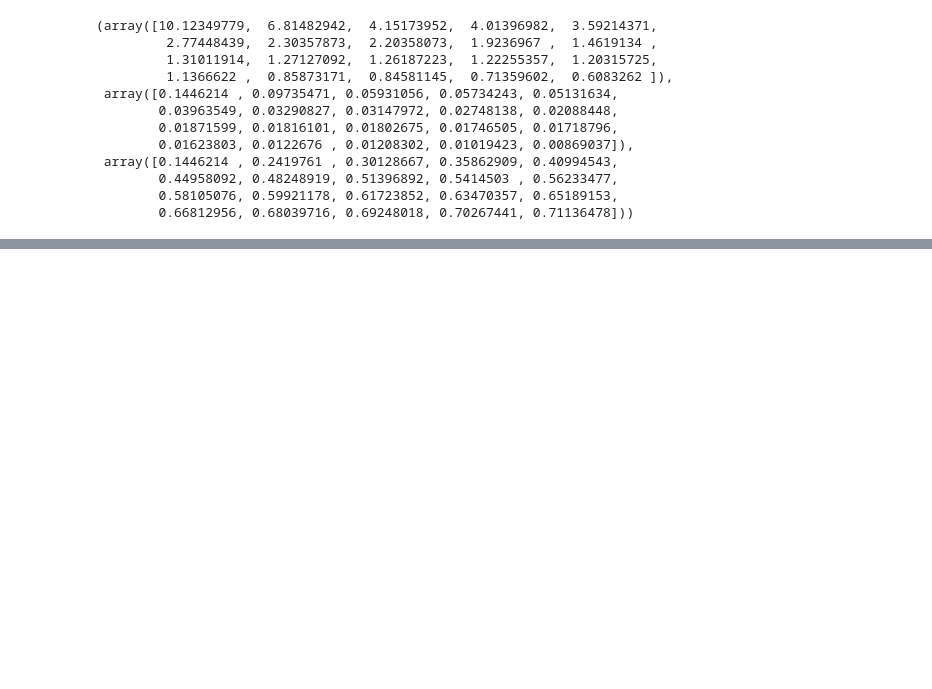
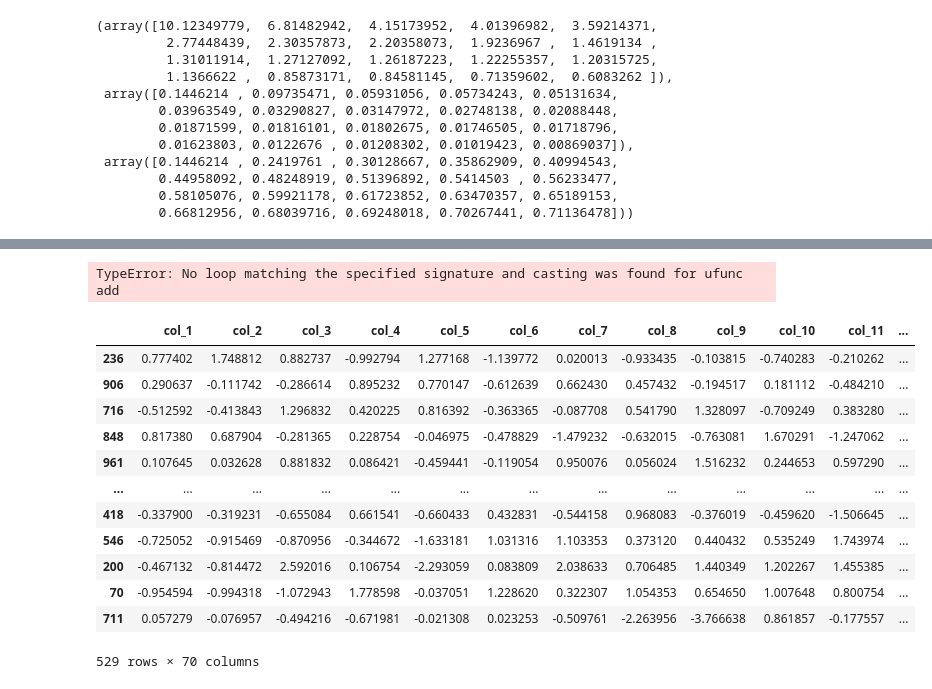
Before and after one commit to NikhilMunna/SDA-dataAnalysis, a Jupyter notebook: Project Analysis.ipynb, the cells around one changed output, grey strips where cells are left out. Saved outputs shown, nothing was run; the diff lists cells and outputs as text; code cells hidden in the pictures; blank space fills up the shorter version.

Commit message:
some tests

```diff
--- a/Project Analysis.ipynb
+++ b/Project Analysis.ipynb
@@ -673,0 +676,7 @@ fa.get_factor_variance()
+# %%
+from sklearn.model_selection import train_test_split
+data = data.drop(data.index[1])
+X = data.iloc[:, 0:68].values
+y = data.iloc[:,68:70].values
+
+X_train, X_test, y_train, y_test = train_test_split(X, y, test_size=0.50)
@@ -673,0 +699,24 @@ fa.get_factor_variance()
+# %%
+from scipy.stats import pearsonr
+
+corr , p = pearsonr(sample1 ,sample2)
+# %% [output]
+TypeError: No loop matching the specified signature and casting was found for ufunc add
+# %%
+sample1 = data.sample(frac=0.5, replace=True, random_state=1)
+# %%
+sample1
+# %% [output]
+|  | col_1 | col_2 | col_3 | col_4 | col_5 | col_6 | col_7 | col_8 | col_9 | col_10 | col_11 | ... |
+| 236 | 0.777402 | 1.748812 | 0.882737 | -0.992794 | 1.277168 | -1.139772 | 0.020013 | -0.933435 | -0.103815 | -0.740283 | -0.210262 | ... |
+| 906 | 0.290637 | -0.111742 | -0.286614 | 0.895232 | 0.770147 | -0.612639 | 0.662430 | 0.457432 | -0.194517 | 0.181112 | -0.484210 | ... |
+| 716 | -0.512592 | -0.413843 | 1.296832 | 0.420225 | 0.816392 | -0.363365 | -0.087708 | 0.541790 | 1.328097 | -0.709249 | 0.383280 | ... |
+| 848 | 0.817380 | 0.687904 | -0.281365 | 0.228754 | -0.046975 | -0.478829 | -1.479232 | -0.632015 | -0.763081 | 1.670291 | -1.247062 | ... |
+| 961 | 0.107645 | 0.032628 | 0.881832 | 0.086421 | -0.459441 | -0.119054 | 0.950076 | 0.056024 | 1.516232 | 0.244653 | 0.597290 | ... |
+| ... | ... | ... | ... | ... | ... | ... | ... | ... | ... | ... | ... | ... |
+| 418 | -0.337900 | -0.319231 | -0.655084 | 0.661541 | -0.660433 | 0.432831 | -0.544158 | 0.968083 | -0.376019 | -0.459620 | -1.506645 | ... |
+| 546 | -0.725052 | -0.915469 | -0.870956 | -0.344672 | -1.633181 | 1.031316 | 1.103353 | 0.373120 | 0.440432 | 0.535249 | 1.743974 | ... |
+| 200 | -0.467132 | -0.814472 | 2.592016 | 0.106754 | -2.293059 | 0.083809 | 2.038633 | 0.706485 | 1.440349 | 1.202267 | 1.455385 | ... |
+| 70 | -0.954594 | -0.994318 | -1.072943 | 1.778598 | -0.037051 | 1.228620 | 0.322307 | 1.054353 | 0.654650 | 1.007648 | 0.800754 | ... |
+| 711 | 0.057279 | -0.076957 | -0.494216 | -0.671981 | -0.021308 | 0.023253 | -0.509761 | -2.263956 | -3.766638 | 0.861857 | -0.177557 | ... |
+529 rows × 70 columns
```
Also changed, not shown: parts of 22 cells of this notebook.
